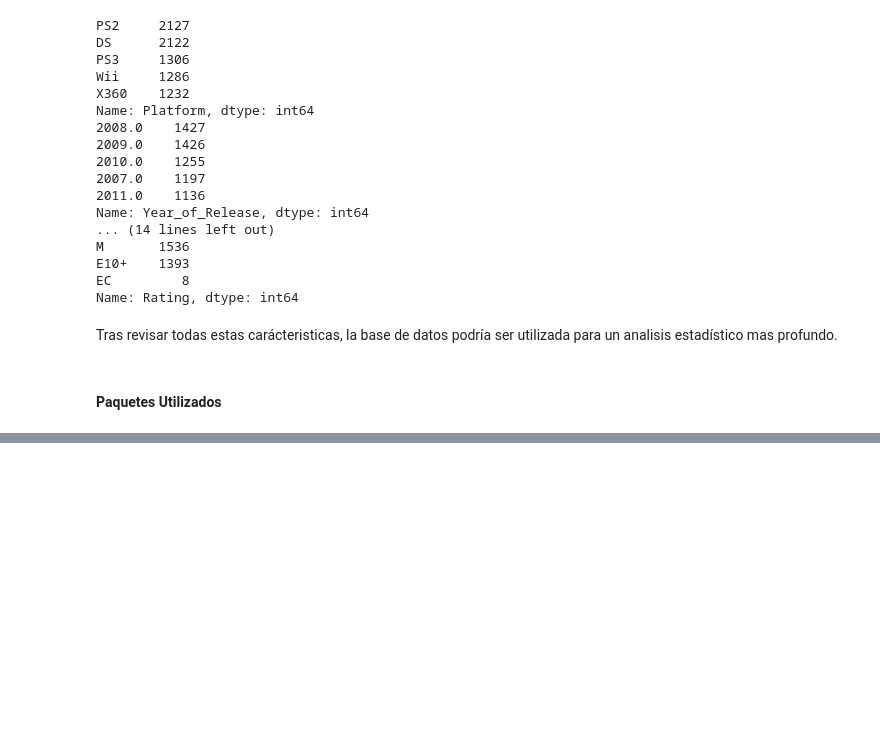
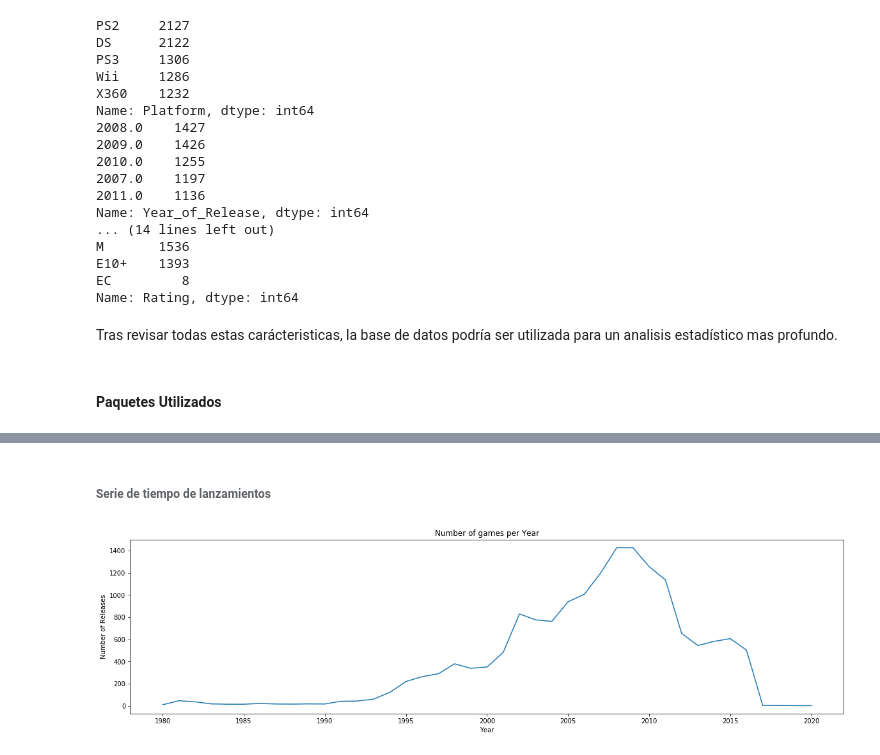
Before and after one commit to prope-2020-gh-classroom/practica-final-por-equipos-verano-2020-itam-jreyesgar93, a Jupyter notebook: practica_final_equipo_5.ipynb, the cells around one changed output, grey strips where cells are left out. Saved outputs shown, nothing was run; the diff lists cells and outputs as text; code cells hidden in the pictures; blank space fills up the shorter version.

```diff
--- a/practica_final_equipo_5.ipynb
+++ b/practica_final_equipo_5.ipynb
@@ -191,0 +260,14 @@ Ambos paquetes son ampliamente utilizados en la ciencia de datos y en este caso,
+# %% [markdown]
+###### Serie de tiempo de lanzamientos
+# %%
+yearly_grouped = video_games.groupby(by="Year_of_Release")
+
+games_x_year = yearly_grouped['Name'].count()
+
+games_x_year.plot(figsize=(20,5))
+plt.title('Number of games per Year')
+plt.xlabel('Year')
+plt.ylabel('Number of Releases')
+plt.show()
+# %% [output]
+[figure, added]
```
Also changed, not shown: parts of 97 cells of this notebook, 1 other file.
